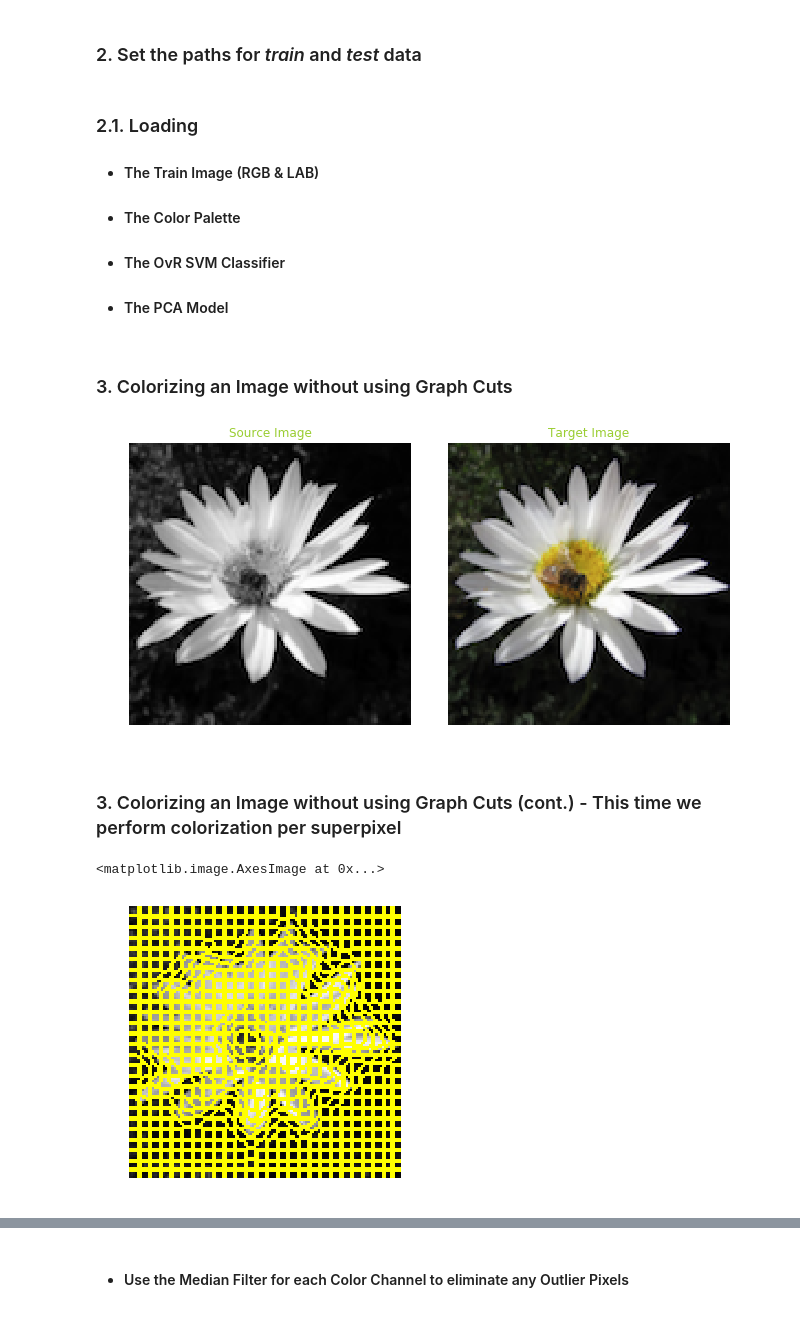
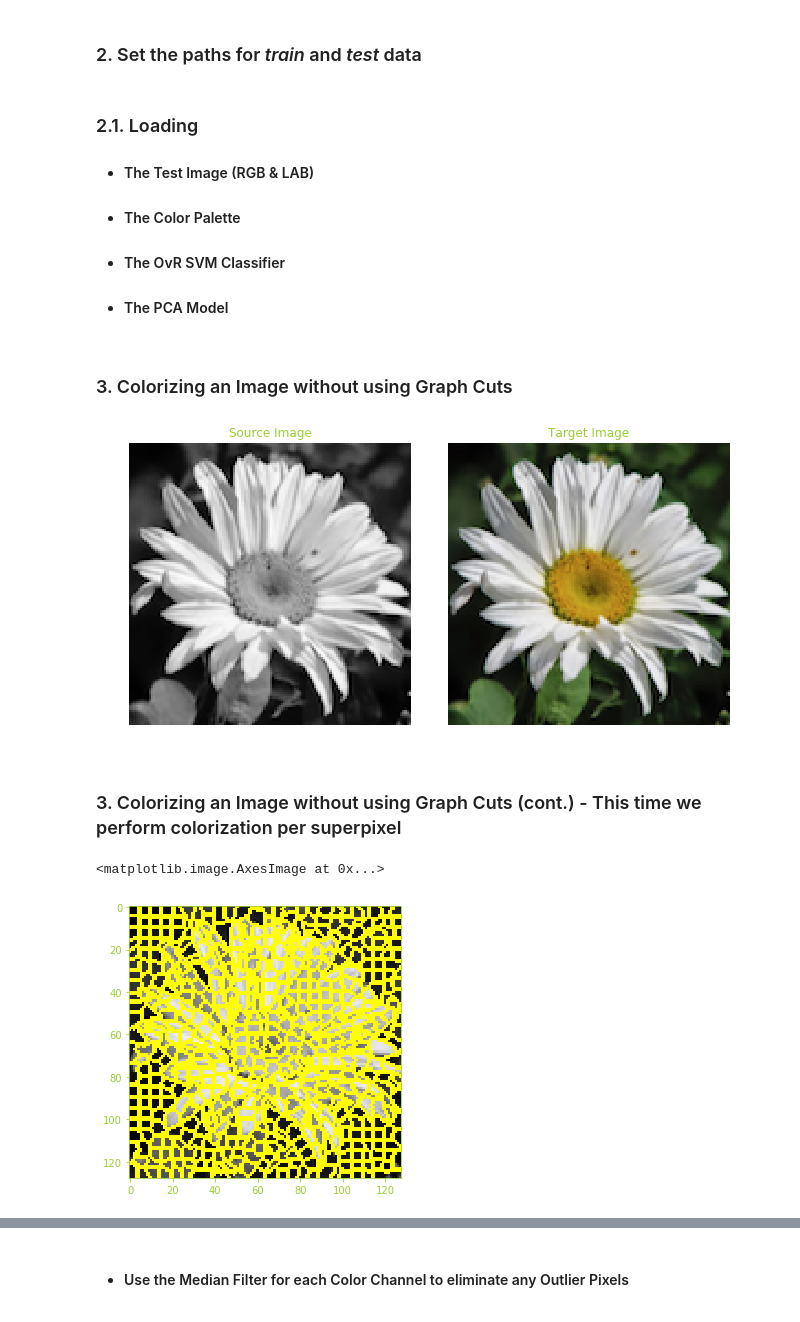
Before and after one commit to Insert-Generic-Name-Here/image-colorization, a Jupyter notebook: 4-colorization-new.ipynb, the cells around one changed output, grey strips where cells are left out. Saved outputs shown, nothing was run; the diff lists cells and outputs as text; code cells hidden in the pictures.

Commit message:
Project Complete
The images used in Training and Testing are part of the Flower Color Images Dataset found at: https://www.kaggle.com/olgabelitskaya/flower-color-images

```diff
--- a/4-colorization-new.ipynb
+++ b/4-colorization-new.ipynb
@@ -89,14 +86,14 @@ res_path = os.path.join('.', 'res_all')
 # %% [markdown]
 ### 2.1. Loading
-  * #### The Train Image (RGB & LAB)
+  * #### The Test Image (RGB & LAB)
   * #### The Color Palette
   * #### The OvR SVM Classifier
   * #### The PCA Model
 # %%
-train_image_rgb = cv2.imread(os.path.join(res_path, 'test_image.png'))
-train_image_rgb = cv2.cvtColor(train_image_rgb, cv2.COLOR_BGR2RGB)
+test_image_rgb = cv2.imread(os.path.join(res_path, 'test_image.png'))
+test_image_rgb = cv2.cvtColor(test_image_rgb, cv2.COLOR_BGR2RGB)
 
-train_image_lab = rgb2lab(train_image_rgb/255)
+test_image_lab = rgb2lab(test_image_rgb/255)
 
 colorPalette = joblib.load(os.path.join(res_path, 'colorPalette.joblib'))
 
@@ -106,31 +103,32 @@ stdScaler = joblib.load(os.path.join(res_path, 'stdScaler.joblib'))
 # %% [markdown]
 ### 3. Colorizing an Image without using Graph Cuts
 # %%
-test_image = train_image_lab[:,:,0]
+test_image = test_image_lab[:,:,0]
 
 plt.figure(figsize=(9,9))
 plt.subplot(1,2,1)
 plt.axis('off')
 plt.title('Source Image', color='yellowgreen')
 plt.imshow(test_image, cmap='gray')
 plt.subplot(1,2,2)
 plt.axis('off')
 plt.title('Target Image', color='yellowgreen')
-plt.imshow(train_image_rgb, cmap='gray')
+plt.imshow(test_image_rgb, cmap='gray')
 plt.tight_layout()
 # %% [output]
-[figure, old version]
+[figure, new version]
 # %% [markdown]
 ### 3. Colorizing an Image without using Graph Cuts (cont.) - This time we perform colorization per superpixel
 # %%
 # apply SLIC and extract (approximately) the supplied number of segments
-image_segments = slic(test_image, convert2lab=False, multichannel=False, n_segments=800, sigma=5)
+image_segments = slic(test_image, convert2lab=False, multichannel=False, n_segments=600, sigma=0.1)
+# image_segments = slic(test_image, convert2lab=False, multichannel=False, n_segments=600, sigma=5)
 # Show the Segmented Image
-# plt.imshow(mark_boundaries(train_image_rgb, segments))
+# plt.imshow(mark_boundaries(test_image_rgb, segments))
 plt.figure(figsize=(5,5))
-plt.axis('off')
-plt.imshow(mark_boundaries(train_image_rgb[:,:,0], image_segments), cmap='gray')
+# plt.axis('off')
+plt.imshow(mark_boundaries(test_image_rgb[:,:,0], image_segments), cmap='gray')
 # %% [output]
 <matplotlib.image.AxesImage at 0x...>
-[figure, old version]
+[figure, new version]
 # %%
```
Also changed, not shown: parts of 17 cells of this notebook, 6 other files.
